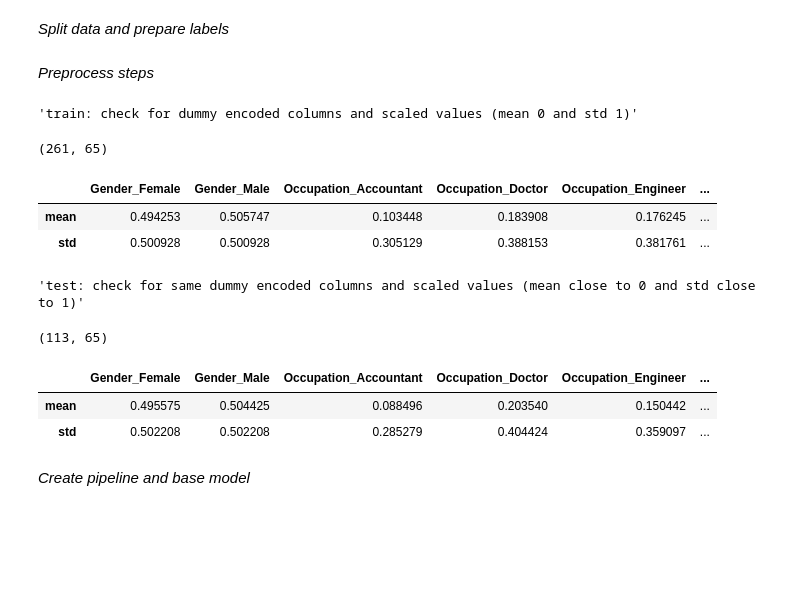
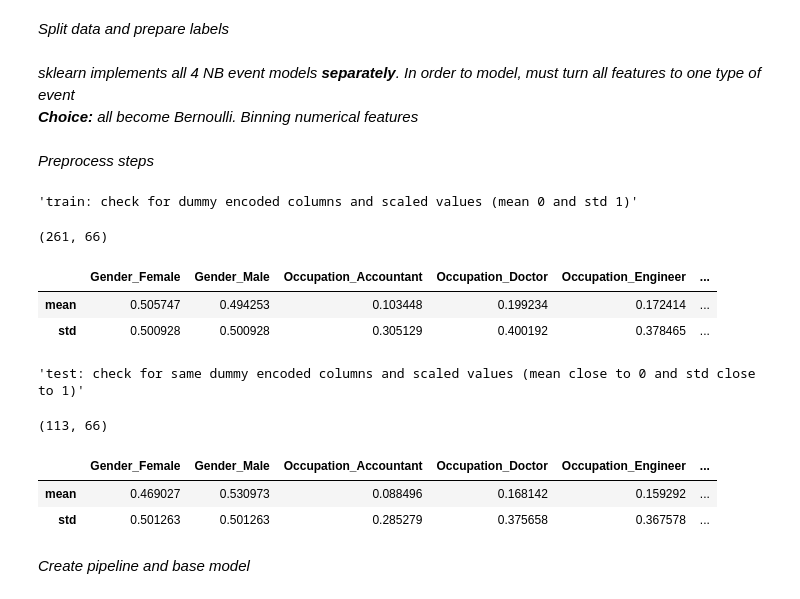
Before and after one commit to carstenegelund/sleep-disorder-classifier, a Jupyter notebook: model_naive_bayes_classification.ipynb, the cells around one changed output. Drawn from its saved outputs; the diff is of its cells as text; code cells hidden in the pictures; blank space fills up the shorter version.

```diff
--- a/model_naive_bayes_classification.ipynb
+++ b/model_naive_bayes_classification.ipynb
@@ -184,11 +125,11 @@ Name: Daily Steps Bin, dtype: object
 # %% [markdown]
 *Split data and prepare labels*
 # %%
-ALL_FEATURES = ['Gender', 'Occupation', 'Stress Level', 'BMI Category', 'Blood Pressure Category', 'Age Bin',
-       'Sleep Duration Bin', 'Quality of Sleep', 'Physical Activity Level Bin', 'Heart Rate Bin', 'Daily Steps Bin']
-
-X = df_bin[ALL_FEATURES].astype(str)
-y = df_bin[settings.LABEL].astype(str)
+ALL_FEATURES = ['Gender', 'Age', 'Occupation', 'Sleep Duration', 'Quality of Sleep',
+                'Physical Activity Level', 'Stress Level', 'BMI Category', 'Heart Rate',
+                'Daily Steps', 'Blood Pressure Category']
+X = df[ALL_FEATURES]
+y = df[settings.LABEL]
 X_train, X_test, y_train, y_test = train_test_split(X, y, test_size=0.3, random_state=42, stratify=y)
 # %%
 # Encode y vector
@@ -199,5 +140,8 @@ settings.column_mapper(y_test, "Sleep Disorder", map)
 # %%
 # reshape labels to 1-D array (vector)
 y_train, y_test = y_train.values.reshape(-1), y_test.values.reshape(-1)
+# %% [markdown]
+*sklearn implements all 4 NB event models <b>separately</b>. In order to model, must turn all features to one type of event*<br>
+*<b>Choice:</b> all become Bernoulli. Binning numerical features*
 # %% [markdown]
 *Preprocess steps*
@@ -204,32 +196,45 @@ y_train, y_test = y_train.values.reshape(-1), y_test.values.reshape(-1)
 # %%
+# SET UP AND VERIFICATION OF TRANSFORMERS STEPS BEFORE PIPELINE
+
+# Create a custom binner for df transform
+binner = CustomBinnerNB()
+
+# Transform step 1
+binned_X_train_array = binner.fit_transform(X_train)
+binned_X_test_array = binner.transform(X_test)
+
+# Retrieve new column names for OneHotEncoder
+ALL_FEATURES_BINS = binned_X_train_array.columns
+
 # Create a column transformer for encoding
 column_trans = ColumnTransformer(
     transformers=[
-        ('onehot', OneHotEncoder(sparse = False, handle_unknown='ignore'), ALL_FEATURES)
+        ('onehot', OneHotEncoder(sparse = False, handle_unknown='ignore'), ALL_FEATURES_BINS)
     ],
     remainder='passthrough')
 
-transformed_X_train_array = column_trans.fit_transform(X_train)
-transformed_X_test_array = column_trans.transform(X_test)
+# Transform step 2
+transformed_X_train_array = column_trans.fit_transform(binned_X_train_array)
+transformed_X_test_array = column_trans.transform(binned_X_test_array)
 
 # # Convert to df as a sense check. Use only for interpretibility before using for pipeline.
 transformed_X_train_df = settings.convert_transformed_features_to_df(column_trans, transformed_X_train_array)
 transformed_X_test_df = settings.convert_transformed_features_to_df(column_trans, transformed_X_test_array)
 
 # Check ohe and scaled datasets
 display("train: check for dummy encoded columns and scaled values (mean 0 and std 1)",transformed_X_train_df.shape, transformed_X_train_df.describe().loc[["mean", "std"],:])
 display("test: check for same dummy encoded columns and scaled values (mean close to 0 and std close to 1)",transformed_X_test_df.shape, transformed_X_test_df.describe().loc[["mean", "std"],:])
 # %% [output]
 'train: check for dummy encoded columns and scaled values (mean 0 and std 1)'
-(261, 65)
+(261, 66)
 |  | Gender_Female | Gender_Male | Occupation_Accountant | Occupation_Doctor | Occupation_Engineer | ... |
-| mean | 0.494253 | 0.505747 | 0.103448 | 0.183908 | 0.176245 | ... |
-| std | 0.500928 | 0.500928 | 0.305129 | 0.388153 | 0.381761 | ... |
+| mean | 0.505747 | 0.494253 | 0.103448 | 0.199234 | 0.172414 | ... |
+| std | 0.500928 | 0.500928 | 0.305129 | 0.400192 | 0.378465 | ... |
 'test: check for same dummy encoded columns and scaled values (mean close to 0 and std close to 1)'
-(113, 65)
+(113, 66)
 |  | Gender_Female | Gender_Male | Occupation_Accountant | Occupation_Doctor | Occupation_Engineer | ... |
-| mean | 0.495575 | 0.504425 | 0.088496 | 0.203540 | 0.150442 | ... |
-| std | 0.502208 | 0.502208 | 0.285279 | 0.404424 | 0.359097 | ... |
+| mean | 0.469027 | 0.530973 | 0.088496 | 0.168142 | 0.159292 | ... |
+| std | 0.501263 | 0.501263 | 0.285279 | 0.375658 | 0.367578 | ... |
 # %% [markdown]
 *Create pipeline and base model*
 # %%
```
Also changed, not shown: parts of 20 cells of this notebook, 3 other files.
